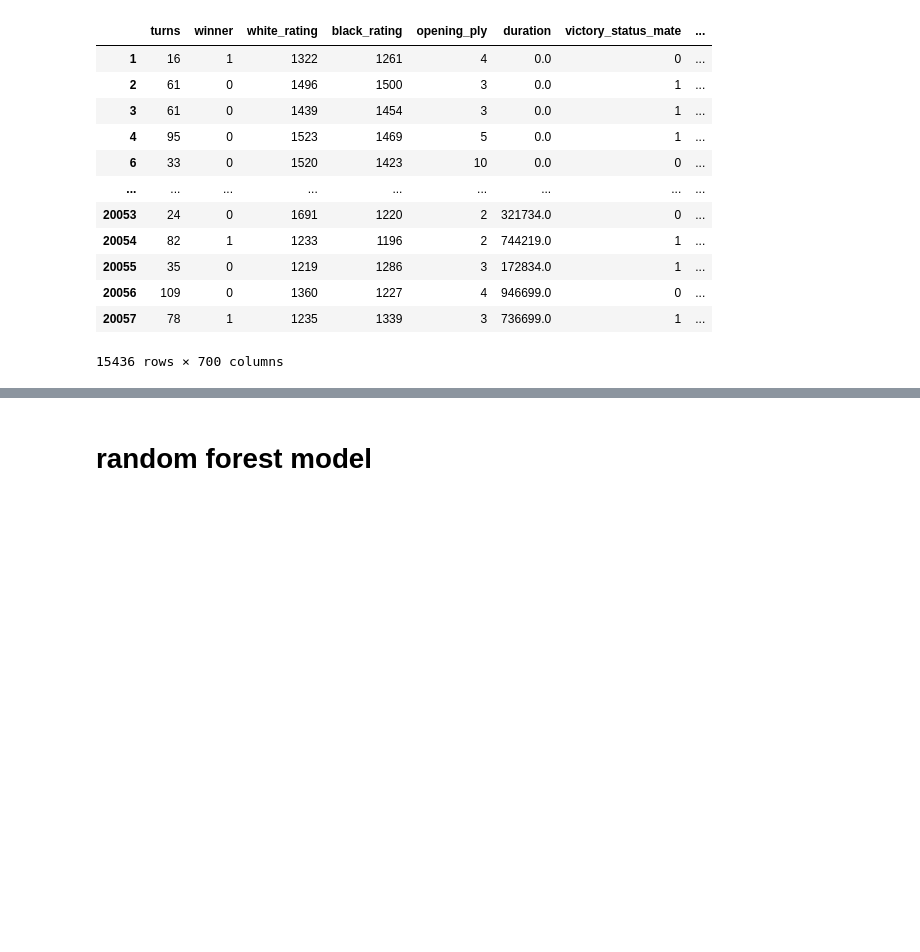
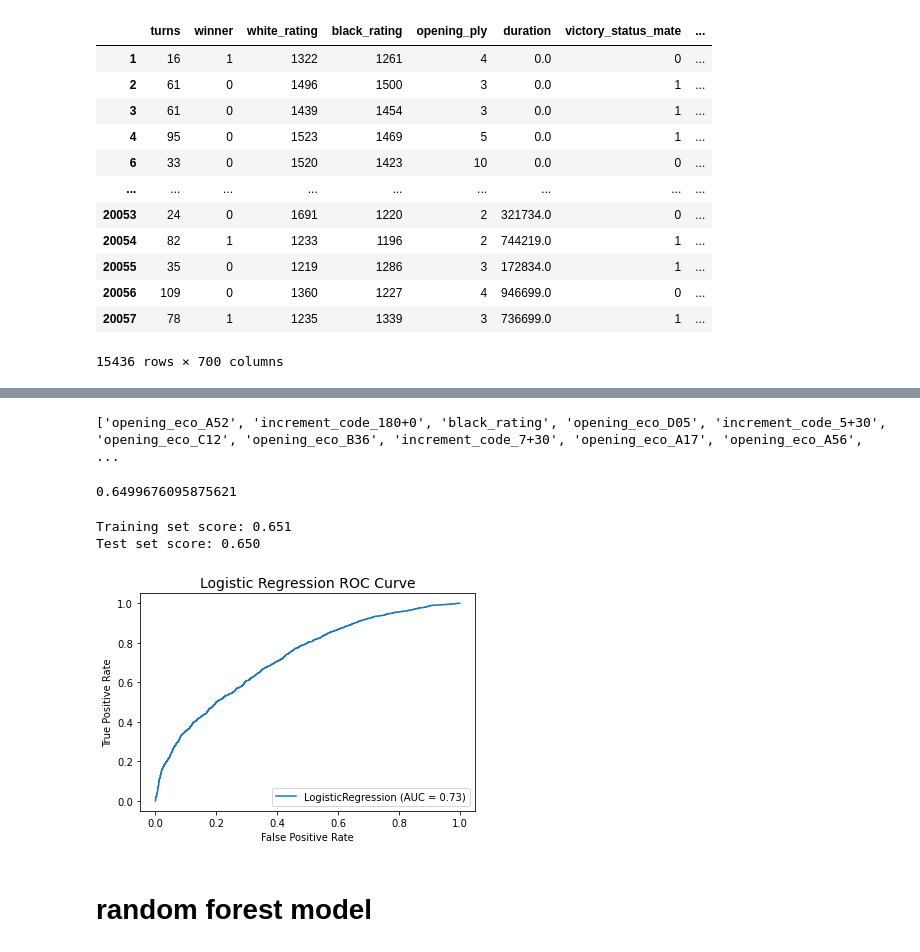
Before and after one commit to jonrosner/chess-game-analysis, a Jupyter notebook: JLM_notebook.ipynb, the cells around one changed output, grey strips where cells are left out. Drawn from its saved outputs; the diff is of its cells as text; code cells hidden in the pictures; blank space fills up the shorter version.

```diff
--- a/JLM_notebook.ipynb
+++ b/JLM_notebook.ipynb
@@ -374,3 +362,38 @@ Feature: 698, Score: -0.46111
+# %%
+pos_ind = pos_coef[0:10].index
+neg_ind = neg_coef[0:10].index
+pos_coef_list = pos_ind.tolist()
+neg_coef_list = neg_ind.tolist()
+coef_20_list = pos_coef_list + neg_coef_list
+df_adj = df_black_white[coef_20_list]
+print(coef_20_list)
+# %% [output]
+['opening_eco_A52', 'increment_code_180+0', 'black_rating', 'opening_eco_D05', 'increment_code_5+30', 'opening_eco_C12', 'opening_eco_B36', 'increment_code_7+30', 'opening_eco_A17', 'opening_eco_A56', ...
+# %%
+#split dataset into training and testing data
+from sklearn.model_selection import train_test_split
+X_train, X_test, y_train, y_test = train_test_split(df_adj,y,train_size=0.70, random_state=100)
+# %%
+model2 = LogisticRegression(max_iter=1000)
+model2.fit(X_train, y_train)
+model2.predict(X_test)
+model2.score(X_test,y_test)
+# %% [output]
+0.6499676095875621
+# %%
+print("Training set score: {:.3f}".format(model2.score(X_train,y_train)))
+print("Test set score: {:.3f}".format(model2.score(X_test,y_test)))
+# %% [output]
+Training set score: 0.651
+Test set score: 0.650
+# %%
+#plotting ROC curve for logistic regression
+from sklearn import metrics
+metrics.plot_roc_curve(model2, X_test, y_test)
+plt.title("Logistic Regression ROC Curve", fontsize=14)
+plt.show()
+# %% [output]
+[figure, added]
 # %% [markdown]
 # random forest model
 # %%
```
Also changed, not shown: parts of 12 cells of this notebook.
